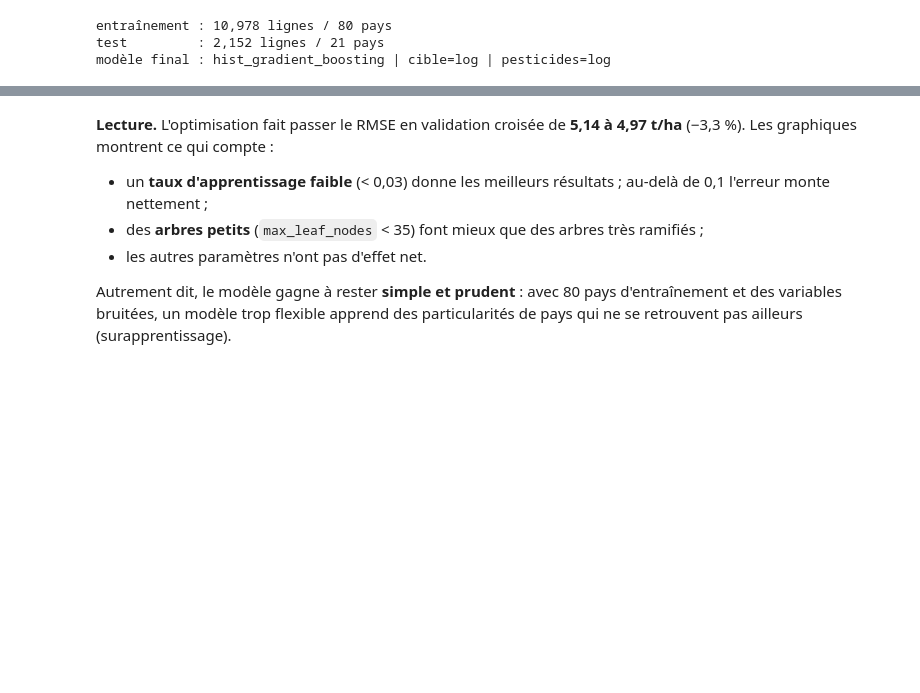
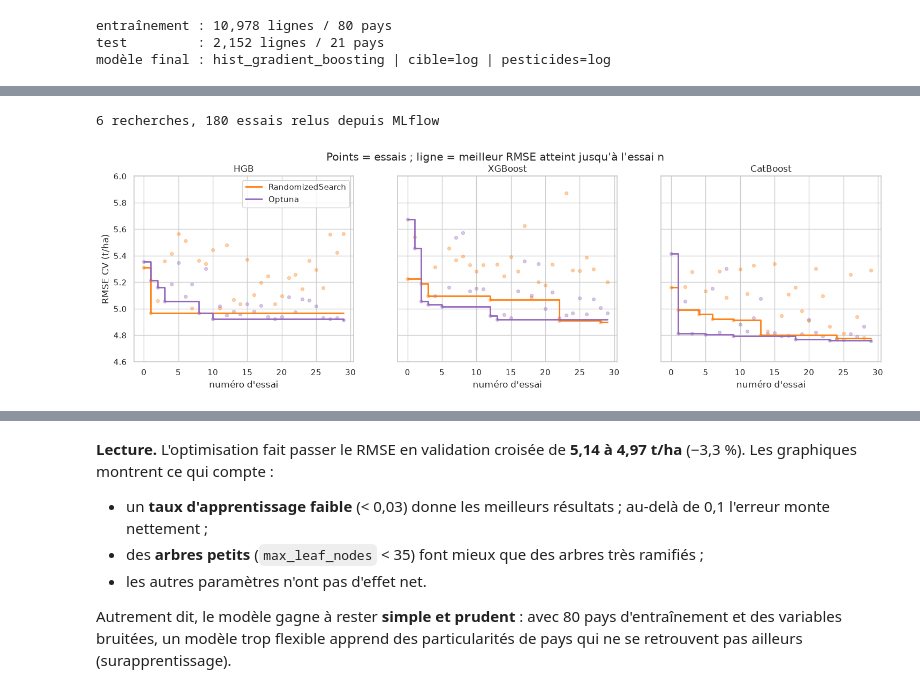
Before and after one commit to maximebarbier01/agritech-crop-reco, a Jupyter notebook: notebooks/04_modelisation.ipynb, the cells around one changed output, grey strips where cells are left out. Drawn from its saved outputs; the diff is of its cells as text; code cells hidden in the pictures; blank space fills up the shorter version.

```diff
--- a/notebooks/04_modelisation.ipynb
+++ b/notebooks/04_modelisation.ipynb
@@ -161,13 +131,0 @@ pd.Series(card["best_params"]).to_frame("meilleure valeur")
-# %%
-hp = ["learning_rate", "max_iter", "max_leaf_nodes", "min_samples_leaf", "l2_regularization"]
-fig, axes = plt.subplots(1, 5, figsize=(22, 4), sharey=True)
-for ax, p in zip(axes, hp, strict=True):
-    ax.scatter(trials[p], trials["cv_rmse_mean"], color="tab:blue", alpha=0.7)
-    ax.scatter(card["best_params"][p], card["cv_rmse_tuned"], color="tab:green", s=120, marker="*")
-    if p in ("learning_rate", "l2_regularization"):
-        ax.set_xscale("log")
-    ax.set_title(p)
-axes[0].set_ylabel("RMSE CV (t/ha)")
-fig.suptitle("Chaque point = un essai ; étoile = combinaison retenue")
-save(fig, "optimisation_trials")
-plt.show()
@@ -175,0 +200,40 @@ plt.show()
+# %%
+mlflow.set_tracking_uri(f"sqlite:///{PROJECT_ROOT / 'mlflow.db'}")
+exp = mlflow.get_experiment_by_name(f"{settings.mlflow_experiment}-02-optimisation")
+runs = mlflow.search_runs([exp.experiment_id])
+# Recherches parentes : on garde la plus récente pour chaque (modèle, méthode).
+parents = (
+    runs[runs["tags.search_method"].notna() & runs["tags.mlflow.parentRunId"].isna()]
+    .assign(family=lambda d: d["tags.mlflow.runName"].str.split(" | ", regex=False).str[0])
+    .sort_values("start_time")
+    .groupby(["family", "tags.search_method"])
+    .tail(1)
+)
+trials = runs.merge(
+    parents[["run_id", "family", "tags.search_method"]].rename(
+        columns={"run_id": "tags.mlflow.parentRunId", "tags.search_method": "method"}
+    ),
+    on="tags.mlflow.parentRunId",
+)
+trials = trials.rename(columns=lambda c: c.removeprefix("params.").removeprefix("metrics."))
+trials["essai"] = trials["tags.mlflow.runName"].str.extract(r"(\d+)").astype(int)
+print(f"{len(parents)} recherches, {len(trials)} essais relus depuis MLflow")
+
+fig, axes = plt.subplots(1, 3, figsize=(18, 4.5), sharey=True)
+for ax, (name, label) in zip(axes, LABELS.items(), strict=True):
+    for method, color in (("random_search", "tab:orange"), ("optuna", "tab:purple")):
+        t = trials[(trials["family"] == name) & (trials["method"] == method)].sort_values("essai")
+        ax.scatter(t["essai"], t["cv_rmse_mean"], color=color, alpha=0.35, s=18)
+        ax.step(t["essai"], t["cv_rmse_mean"].cummin(), where="post", color=color, lw=2,
+                label=METHODS[method])
+    ax.set_title(label)
+    ax.set_xlabel("numéro d'essai")
+    ax.set_ylim(4.6, 6.0)
+axes[0].set_ylabel("RMSE CV (t/ha)")
+axes[0].legend()
+fig.suptitle("Points = essais ; ligne = meilleur RMSE atteint jusqu'à l'essai n")
+save(fig, "optimisation_convergence")
+plt.show()
+# %% [output]
+6 recherches, 180 essais relus depuis MLflow
+[figure, added]
```
Also changed, not shown: parts of 22 cells of this notebook, 16 other files.
